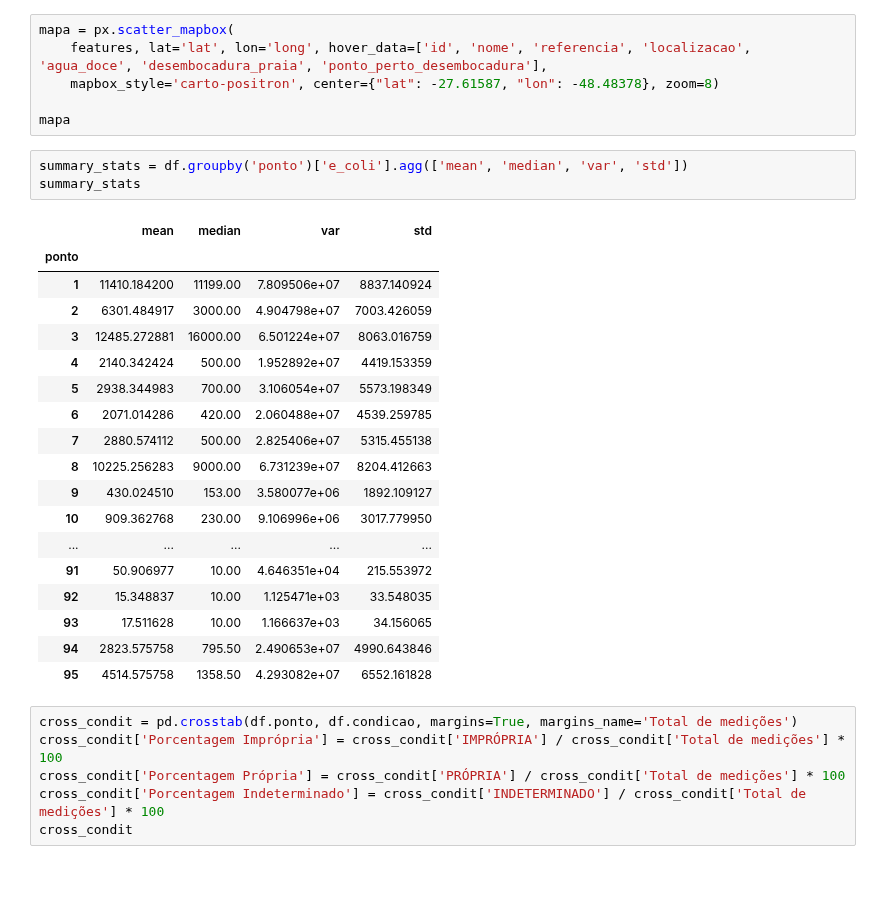
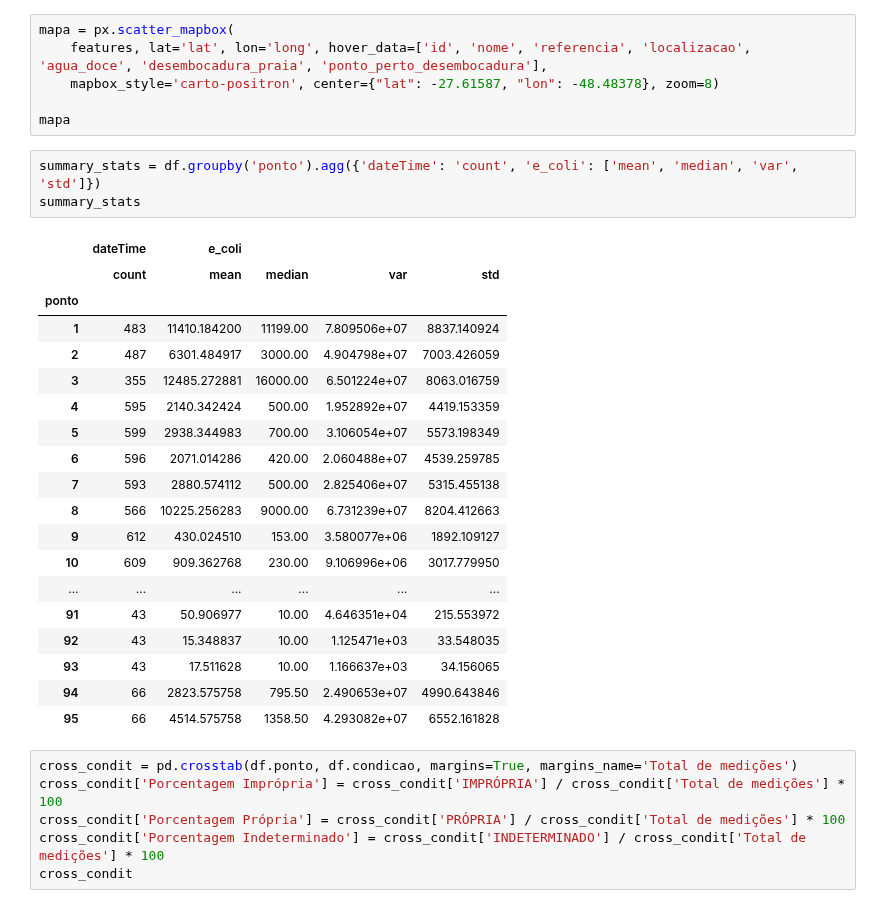
Before and after one commit to Andhros/Balneabilidade, a Jupyter notebook: Stats_EDA.ipynb, the cells around one changed output. Saved outputs shown, nothing was run; the diff lists cells and outputs as text; blank space fills up the shorter version.

```diff
--- a/Stats_EDA.ipynb
+++ b/Stats_EDA.ipynb
@@ -47,27 +47,28 @@ mapa = px.scatter_mapbox(
 
 mapa
 # %%
-summary_stats = df.groupby('ponto')['e_coli'].agg(['mean', 'median', 'var', 'std'])
+summary_stats = df.groupby('ponto').agg({'dateTime': 'count', 'e_coli': ['mean', 'median', 'var', 'std']})
 summary_stats
 # %% [output]
-|  | mean | median | var | std |
-| ponto |  |  |  |  |
-| 1 | 11410.184200 | 11199.00 | 7.809506e+07 | 8837.140924 |
-| 2 | 6301.484917 | 3000.00 | 4.904798e+07 | 7003.426059 |
-| 3 | 12485.272881 | 16000.00 | 6.501224e+07 | 8063.016759 |
-| 4 | 2140.342424 | 500.00 | 1.952892e+07 | 4419.153359 |
-| 5 | 2938.344983 | 700.00 | 3.106054e+07 | 5573.198349 |
-| 6 | 2071.014286 | 420.00 | 2.060488e+07 | 4539.259785 |
-| 7 | 2880.574112 | 500.00 | 2.825406e+07 | 5315.455138 |
-| 8 | 10225.256283 | 9000.00 | 6.731239e+07 | 8204.412663 |
-| 9 | 430.024510 | 153.00 | 3.580077e+06 | 1892.109127 |
-| 10 | 909.362768 | 230.00 | 9.106996e+06 | 3017.779950 |
-| ... | ... | ... | ... | ... |
-| 91 | 50.906977 | 10.00 | 4.646351e+04 | 215.553972 |
-| 92 | 15.348837 | 10.00 | 1.125471e+03 | 33.548035 |
-| 93 | 17.511628 | 10.00 | 1.166637e+03 | 34.156065 |
-| 94 | 2823.575758 | 795.50 | 2.490653e+07 | 4990.643846 |
-| 95 | 4514.575758 | 1358.50 | 4.293082e+07 | 6552.161828 |
+|  | dateTime | e_coli |  |  |  |
+|  | count | mean | median | var | std |
+| ponto |  |  |  |  |  |
+| 1 | 483 | 11410.184200 | 11199.00 | 7.809506e+07 | 8837.140924 |
+| 2 | 487 | 6301.484917 | 3000.00 | 4.904798e+07 | 7003.426059 |
+| 3 | 355 | 12485.272881 | 16000.00 | 6.501224e+07 | 8063.016759 |
+| 4 | 595 | 2140.342424 | 500.00 | 1.952892e+07 | 4419.153359 |
+| 5 | 599 | 2938.344983 | 700.00 | 3.106054e+07 | 5573.198349 |
+| 6 | 596 | 2071.014286 | 420.00 | 2.060488e+07 | 4539.259785 |
+| 7 | 593 | 2880.574112 | 500.00 | 2.825406e+07 | 5315.455138 |
+| 8 | 566 | 10225.256283 | 9000.00 | 6.731239e+07 | 8204.412663 |
+| 9 | 612 | 430.024510 | 153.00 | 3.580077e+06 | 1892.109127 |
+| 10 | 609 | 909.362768 | 230.00 | 9.106996e+06 | 3017.779950 |
+| ... | ... | ... | ... | ... | ... |
+| 91 | 43 | 50.906977 | 10.00 | 4.646351e+04 | 215.553972 |
+| 92 | 43 | 15.348837 | 10.00 | 1.125471e+03 | 33.548035 |
+| 93 | 43 | 17.511628 | 10.00 | 1.166637e+03 | 34.156065 |
+| 94 | 66 | 2823.575758 | 795.50 | 2.490653e+07 | 4990.643846 |
+| 95 | 66 | 4514.575758 | 1358.50 | 4.293082e+07 | 6552.161828 |
 # %%
 cross_condit = pd.crosstab(df.ponto, df.condicao, margins=True, margins_name='Total de medições')
 cross_condit['Porcentagem Imprópria'] = cross_condit['IMPRÓPRIA'] / cross_condit['Total de medições'] * 100
```
Also changed, not shown: 1 other file.
